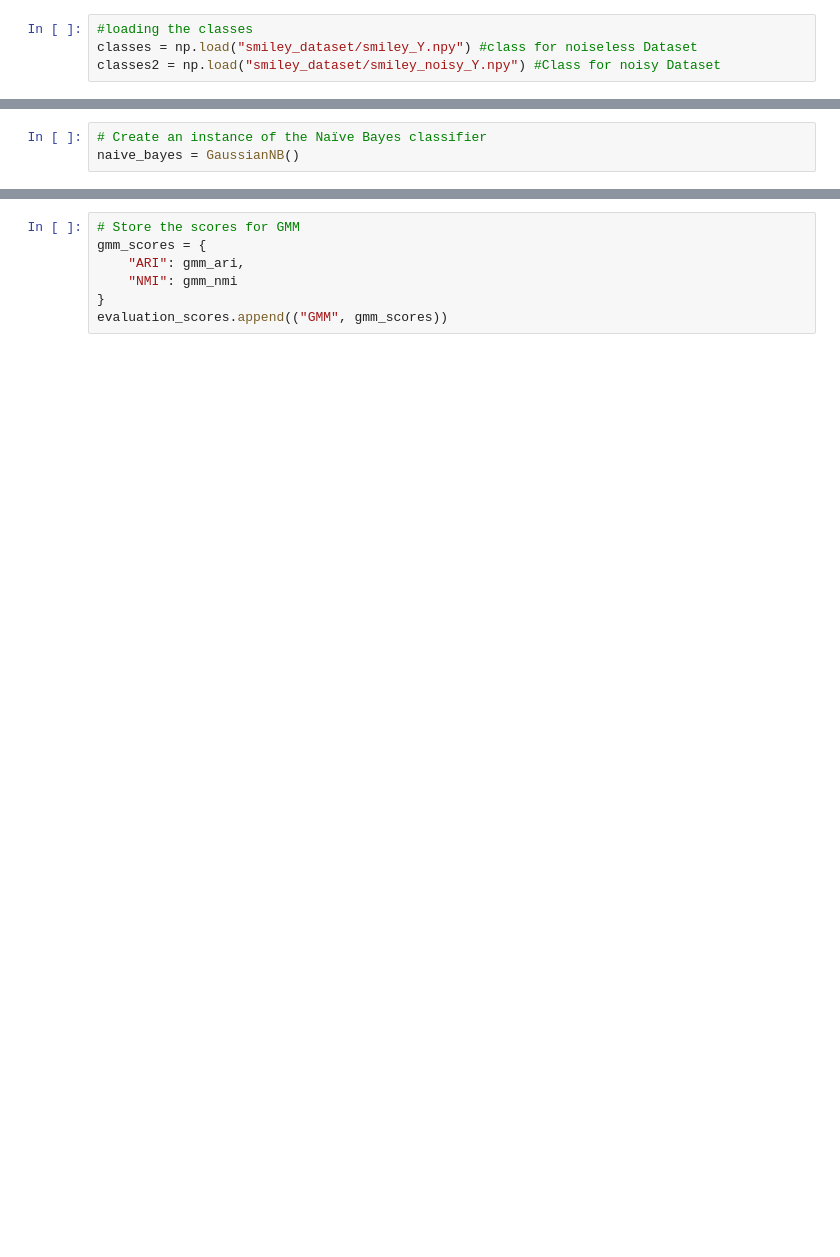
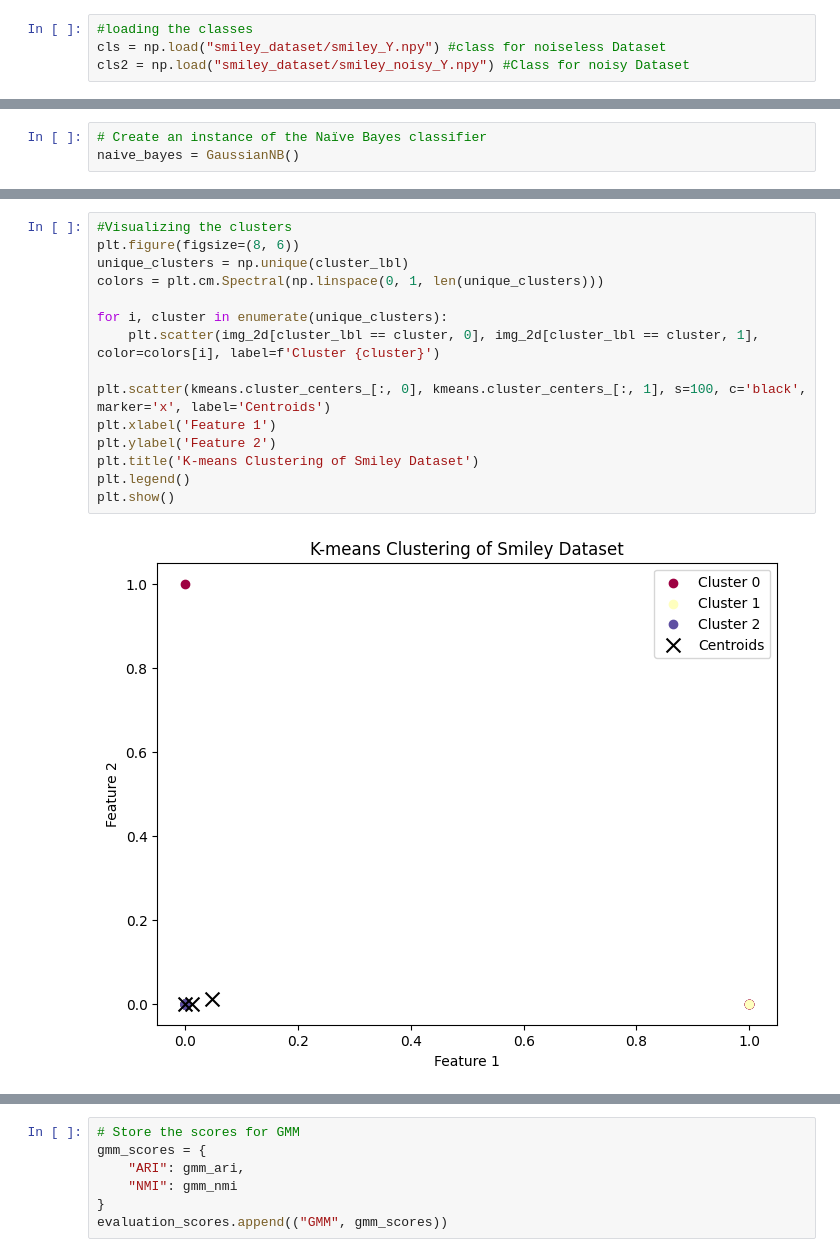
Before and after one commit to epospiky/Machine_Learning_with_Smiley_Dataset, a Jupyter notebook: F21DL.ipynb, the cells around one changed output, grey strips where cells are left out. Cells and saved outputs as stored; diff of their text form; blank space fills up the shorter version.

```diff
--- a/F21DL.ipynb
+++ b/F21DL.ipynb
@@ -23,5 +26,5 @@ images2 = np.load("smiley_dataset/smiley_noisy_X.npy") #noisy Dataset
 # %%
 #loading the classes
-classes = np.load("smiley_dataset/smiley_Y.npy") #class for noiseless Dataset
-classes2 = np.load("smiley_dataset/smiley_noisy_Y.npy") #Class for noisy Dataset
+cls = np.load("smiley_dataset/smiley_Y.npy") #class for noiseless Dataset
+cls2 = np.load("smiley_dataset/smiley_noisy_Y.npy") #Class for noisy Dataset
 # %%
@@ -256,0 +246,17 @@ kmeans.fit(images_2d)
+# %%
+#Visualizing the clusters
+plt.figure(figsize=(8, 6))
+unique_clusters = np.unique(cluster_lbl)
+colors = plt.cm.Spectral(np.linspace(0, 1, len(unique_clusters)))
+
+for i, cluster in enumerate(unique_clusters):
+    plt.scatter(img_2d[cluster_lbl == cluster, 0], img_2d[cluster_lbl == cluster, 1], color=colors[i], label=f'Cluster {cluster}')
+
+plt.scatter(kmeans.cluster_centers_[:, 0], kmeans.cluster_centers_[:, 1], s=100, c='black', marker='x', label='Centroids')
+plt.xlabel('Feature 1')
+plt.ylabel('Feature 2')
+plt.title('K-means Clustering of Smiley Dataset')
+plt.legend()
+plt.show()
+# %% [output]
+[figure, added]
```
Also changed, not shown: parts of 57 cells of this notebook, 2 other files.
